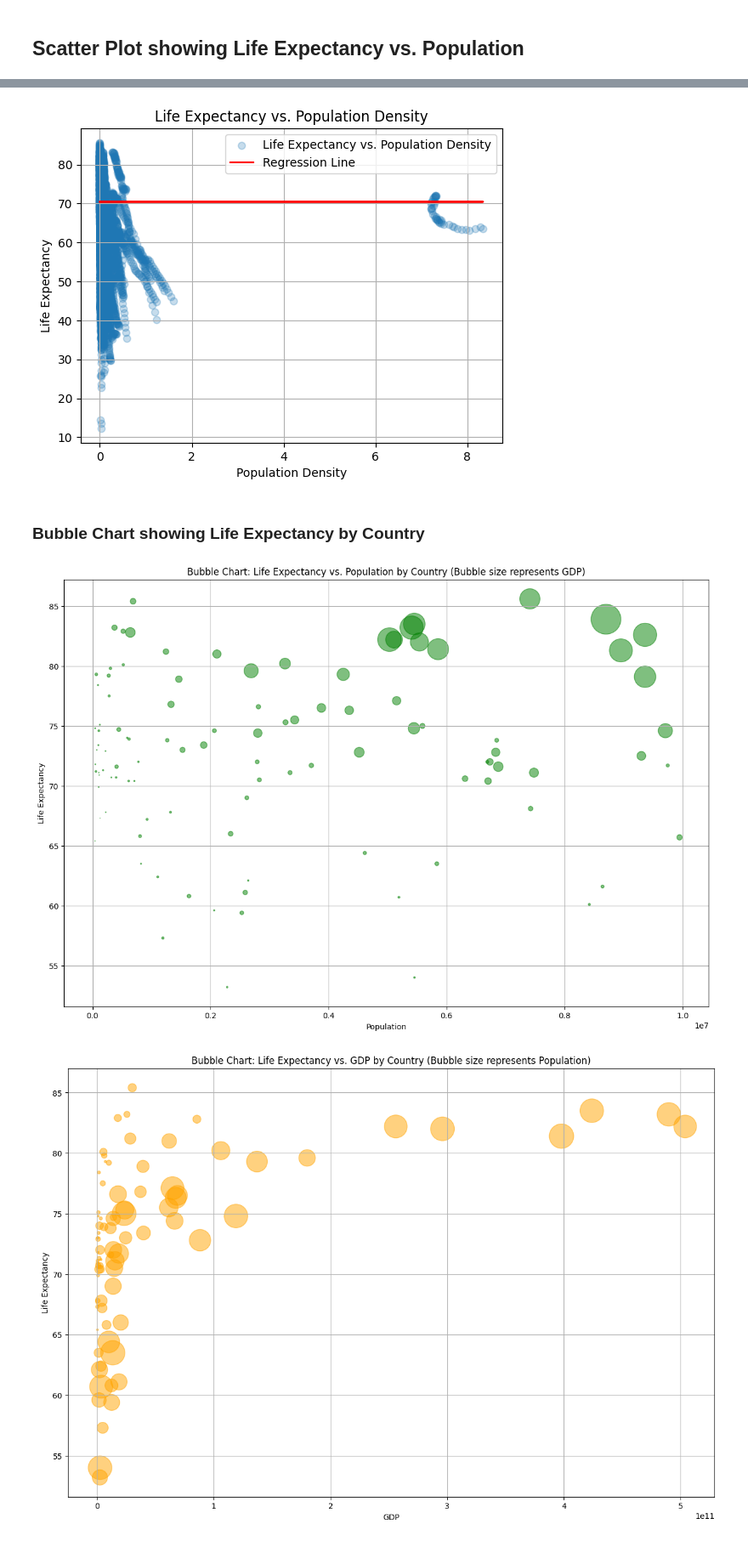
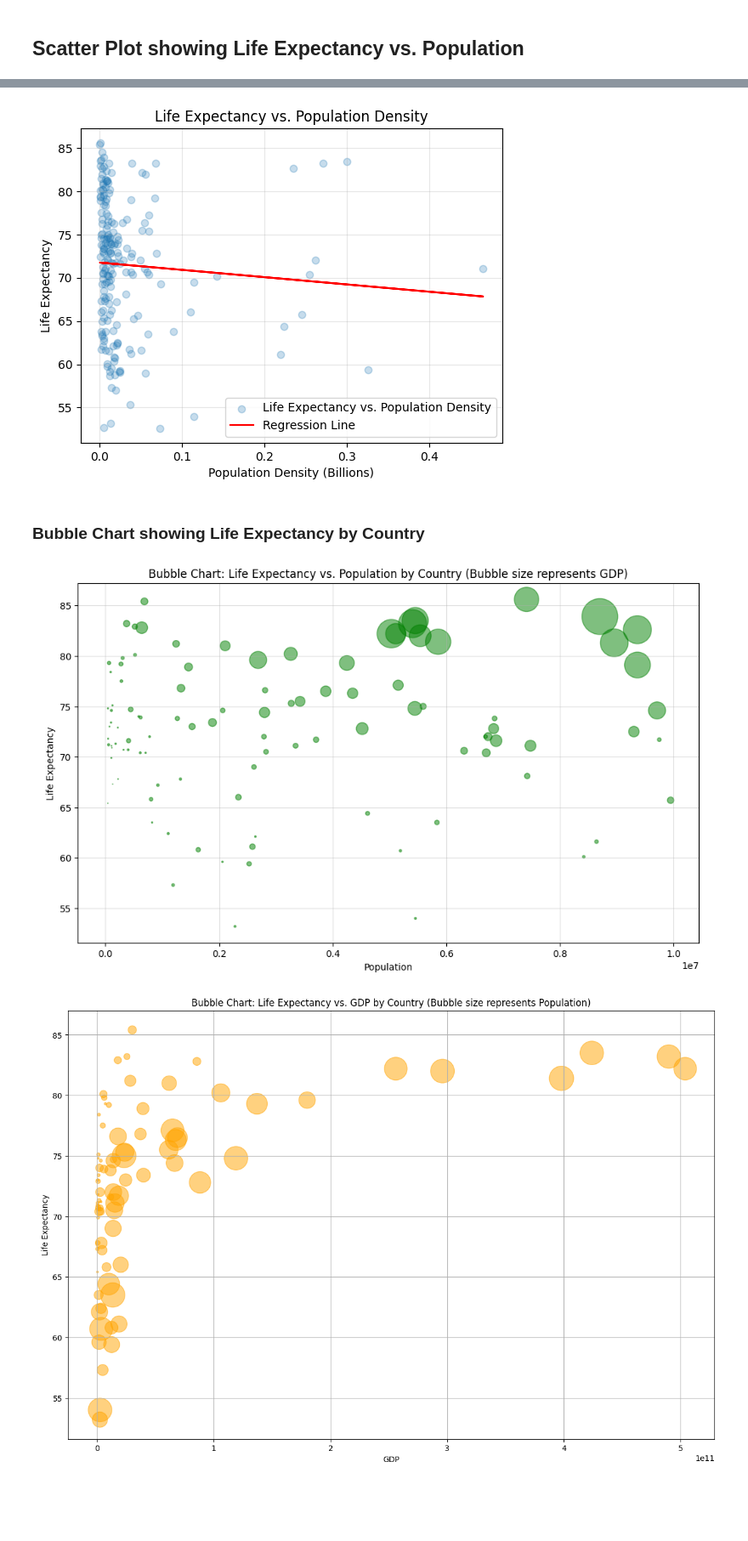
Before and after one commit to JNorthData/Life_Expectancy, a Jupyter notebook: life-expectancy.ipynb, the cells around one changed output, grey strips where cells are left out. Shown at 85% size. Cells and saved outputs as stored; diff of their text form; code cells hidden in the pictures; blank space fills up the shorter version.

```diff
--- a/life-expectancy.ipynb
+++ b/life-expectancy.ipynb
@@ -499,13 +511,13 @@ import pandas as pd
 import numpy as np
 import matplotlib.pyplot as plt
 from scipy.stats import linregress
-
+from matplotlib.ticker import FuncFormatter
 
 scatter_data = All_Data_df.copy()
 
 # Drop rows with missing values in relevant columns
 scatter_data = scatter_data.dropna(subset=["Life Expectancy Avg", "Population Density"])
-scatter_data = scatter_data[scatter_data['Population'] < 10000000]
+scatter_data = scatter_data[(scatter_data['Population Density'] < 1) & (scatter_data['Year'] == 2021)]
 
 x = np.array(scatter_data['Population Density'])
 y = np.array(scatter_data['Life Expectancy Avg'])
@@ -517,19 +529,19 @@ slope, intercept, r_value, p_value, std_err = linregress(x, y)
 plt.scatter(x, y, alpha=.25, label='Life Expectancy vs. Population Density')
 
 # Plot the regression line
-plt.plot(x, regression_line(x), color='red', label='Regression Line')
+plt.plot(x, slope * x + intercept, color='red', label='Regression Line')
 
 # Add labels and legend
-plt.xlabel('Population Density')
+plt.xlabel('Population Density (Billions)')
 plt.ylabel('Life Expectancy')
 plt.title('Life Expectancy vs. Population Density')
 plt.legend()
-plt.grid()
+plt.grid(alpha=.3)
 
 # Display the plot
 plt.show()
 # %% [output]
-[figure, old version]
+[figure, new version]
 # %% [markdown]
 ### Bubble Chart showing Life Expectancy by Country
 # %%
@@ -545,36 +557,36 @@ grouped_data = Bubble_df.groupby('Country').agg({
     'Life Expectancy Avg': 'mean',
     'GDP': 'mean'
 }).reset_index()
 
 # Extract relevant data columns after dropping NaN values
 population = grouped_data["Population"]
 life_expectancy = grouped_data["Life Expectancy Avg"]
 countries = grouped_data["Country"]
 gdp = grouped_data["GDP"]
 
 # Normalize GDP for bubble size (optional - you can choose any other measure as well)
 min_gdp = min(gdp)
 max_gdp = max(gdp)
 normalized_gdp = [(x - min_gdp) / (max_gdp - min_gdp) * 1500 for x in gdp]
 
 # Create the bubble chart
-plt.figure(figsize=(15, 10))
+plt.figure(figsize=(12, 7))
 plt.scatter(population, life_expectancy, s=normalized_gdp, alpha=0.5, color='green')
 
 # Add labels for each bubble (optional)
 for i in range(len(countries)):
     plt.annotate(countries[i], (population[i], life_expectancy[i]), ha='center', va='bottom', alpha=.0)
 
 # Set axis labels and title
 plt.xlabel("Population")
 plt.ylabel("Life Expectancy")
 plt.title("Bubble Chart: Life Expectancy vs. Population by Country (Bubble size represents GDP)")
-plt.grid()
+plt.grid(alpha=.4)
 
 # Show the plot
 plt.show()
 # %% [output]
-[figure, old version]
+[figure, new version]
 # %%
 import matplotlib.pyplot as plt
 
```
Also changed, not shown: parts of 9 cells of this notebook, 3 other files.
